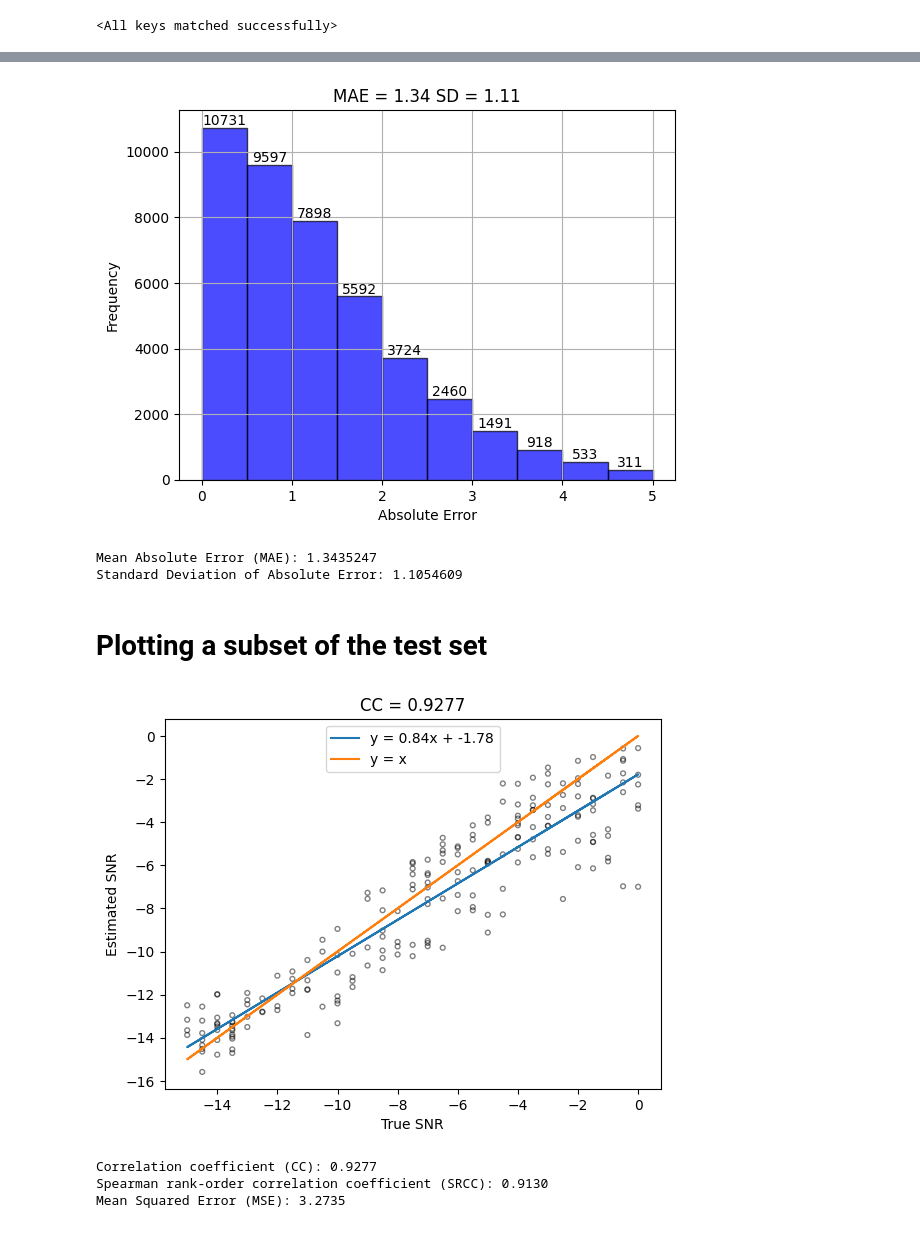
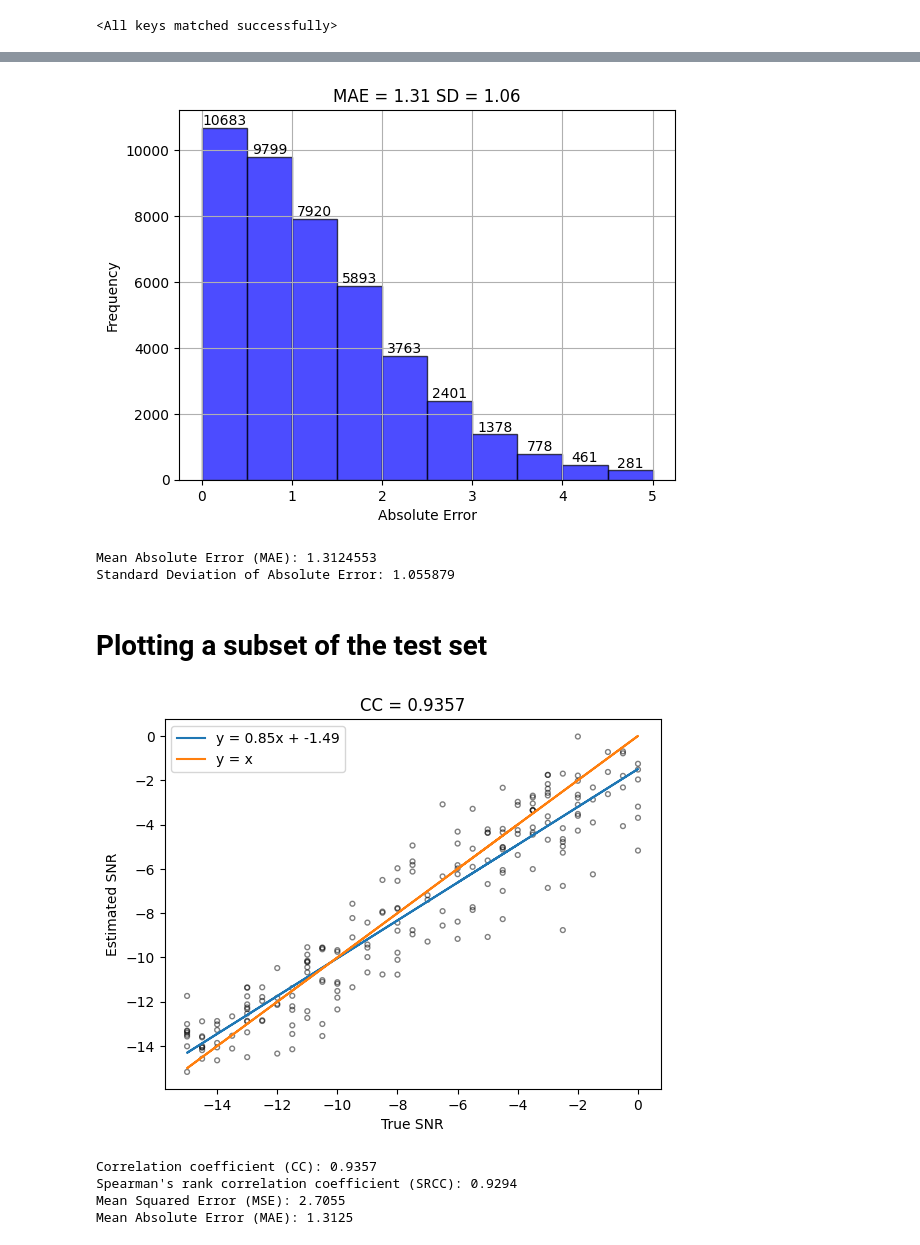
Before and after one commit to zylee-md/QASE-net, a Jupyter notebook: test-wldnn-64ms.ipynb, the cells around one changed output, grey strips where cells are left out. Cells and saved outputs as stored; diff of their text form; code cells hidden in the pictures.

```diff
--- a/test-wldnn-64ms.ipynb
+++ b/test-wldnn-64ms.ipynb
@@ -200,7 +200,7 @@ model = model.to(device)
 
 print(model)
 
-model.load_state_dict(torch.load(f"./checkpoints/wldnn_seg{SEGMENT_SIZE}ms_bestVal.pth"))
+model.load_state_dict(torch.load(f"./checkpoints/wldnn_seg{SEGMENT_SIZE}ms_200eps.pth"))
 # %% [output]
 WLDNN(
   (hidden1): Linear(in_features=311, out_features=20, bias=True)
@@ -316,9 +318,9 @@ plt.show()
 print("Mean Absolute Error (MAE):", mean_error)
 print("Standard Deviation of Absolute Error:", std_deviation_error)
 # %% [output]
-[figure, old version]
+[figure, new version]
-Mean Absolute Error (MAE): 1.3435247
-Standard Deviation of Absolute Error: 1.1054609
+Mean Absolute Error (MAE): 1.3124553
+Standard Deviation of Absolute Error: 1.055879
 # %% [markdown]
 # Plotting a subset of the test set
 # %%
@@ -336,36 +338,38 @@ test_labels_flat = test_labels_np.reshape(-1)
 # Randomly select a subset of indices
 selected_indices = np.random.choice(len(test_labels_flat), size=num_points_to_plot, replace=False)
 selected_test_labels_flat = test_labels_flat[selected_indices]
 selected_test_predictions_flat = test_predictions_flat[selected_indices]
 
 # Calculate Mean Squared Error (MSE)
 mse = mean_squared_error(selected_test_labels_flat, selected_test_predictions_flat)
 
 # Calculate correlation coefficients
 correlation_matrix = np.corrcoef(selected_test_labels_flat, selected_test_predictions_flat)
 correlation_coefficient = correlation_matrix[0, 1]
 spearmanr_cc, _ = stats.spearmanr(selected_test_labels_flat, selected_test_predictions_flat)
 
 # Plot predictions against true labels
 plt.scatter(selected_test_labels_flat, selected_test_predictions_flat, alpha=0.5, s=12, color='None', edgecolor='black')
 plt.xlabel('True SNR')
 plt.ylabel('Estimated SNR')
 plt.title(f'CC = {correlation_coefficient:.4f}')
 
 # Perform linear regression
 m, b = np.polyfit(selected_test_labels_flat, selected_test_predictions_flat, 1)
 plt.plot(selected_test_labels_flat, m * selected_test_labels_flat + b, label=f"y = {m:.2f}x + {b:.2f}")
 plt.plot(selected_test_labels_flat, selected_test_labels_flat, label="y = x")
-legend = plt.legend(loc='upper center')
+legend = plt.legend(loc='upper left')
 legend.get_frame().set_facecolor('white')
 plt.show()
 
 # Print the results
 print(f'Correlation coefficient (CC): {correlation_coefficient:.4f}')
-print(f'Spearman rank-order correlation coefficient (SRCC): {spearmanr_cc:.4f}')
+print(f"Spearman's rank correlation coefficient (SRCC): {spearmanr_cc:.4f}")
 print(f'Mean Squared Error (MSE): {mse:.4f}')
+print(f'Mean Absolute Error (MAE): {mae:.4f}')
 # %% [output]
-[figure, old version]
+[figure, new version]
-Correlation coefficient (CC): 0.9277
-Spearman rank-order correlation coefficient (SRCC): 0.9130
-Mean Squared Error (MSE): 3.2735
+Correlation coefficient (CC): 0.9357
+Spearman's rank correlation coefficient (SRCC): 0.9294
+Mean Squared Error (MSE): 2.7055
+Mean Absolute Error (MAE): 1.3125
```
Also changed, not shown: parts of 2 cells of this notebook.
